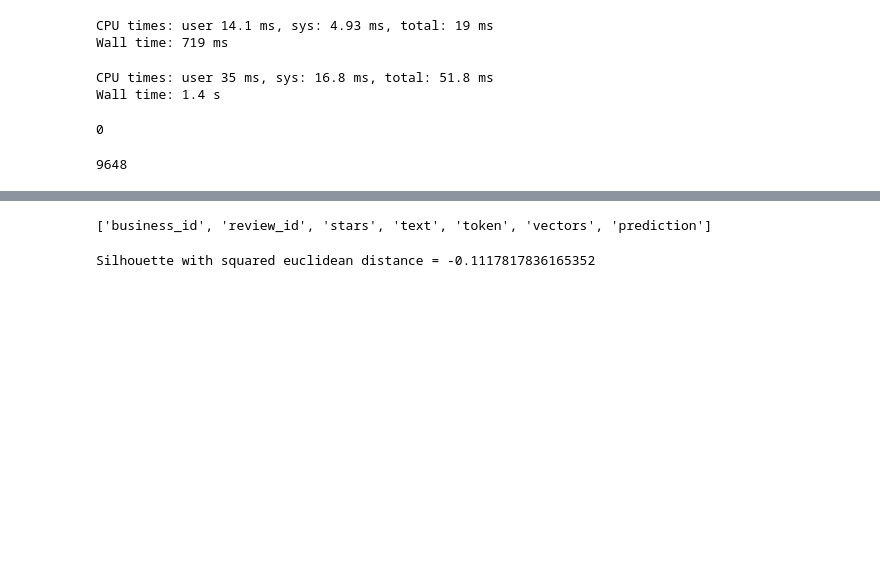
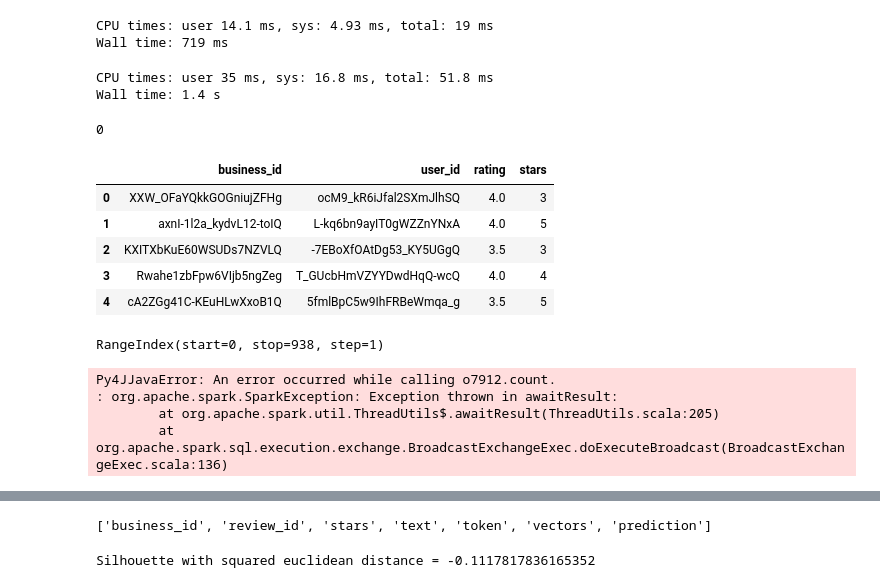
Before and after one commit to Myau5x/anti-recommender, a Jupyter notebook: Nlp_approach_ac.ipynb, the cells around one changed output, grey strips where cells are left out. Cells and saved outputs as stored; diff of their text form; code cells hidden in the pictures; blank space fills up the shorter version.

```diff
--- a/Nlp_approach_ac.ipynb
+++ b/Nlp_approach_ac.ipynb
@@ -166,4 +166,4 @@ pred.columns
  'vectors',
  'prediction']
 # %%
-test = rest_rev.select('business_id','user_id', 'stars').sample(False, 0.0027, seed =91)
+test = rest_rev.select('business_id','user_id','rating', 'stars').sample(False, 0.00027, seed =91)
@@ -227,7 +243,25 @@ def predict_bad(business_id, user_id, mean_rating):
         return 2
     else:
         return mean_rating
-# %%
-test.count()
-# %% [output]
-9648
+# %%
+test1_df = test.toPandas()
+# %%
+test1_df.head()
+# %% [output]
+|  | business_id | user_id | rating | stars |
+| 0 | XXW_OFaYQkkGOGniujZFHg | ocM9_kR6iJfal2SXmJlhSQ | 4.0 | 3 |
+| 1 | axnI-1l2a_kydvL12-toIQ | L-kq6bn9ayIT0gWZZnYNxA | 4.0 | 5 |
+| 2 | KXITXbKuE60WSUDs7NZVLQ | -7EBoXfOAtDg53_KY5UGgQ | 3.5 | 3 |
+| 3 | Rwahe1zbFpw6VIjb5ngZeg | T_GUcbHmVZYYDwdHqQ-wcQ | 4.0 | 4 |
+| 4 | cA2ZGg41C-KEuHLwXxoB1Q | 5fmlBpC5w9IhFRBeWmqa_g | 3.5 | 5 |
+# %%
+test1_df.index
+# %% [output]
+RangeIndex(start=0, stop=938, step=1)
+# %%
+predict_bad(test1_df.loc[3,:])
+# %% [output]
+Py4JJavaError: An error occurred while calling o7912.count.
+: org.apache.spark.SparkException: Exception thrown in awaitResult:
+        at org.apache.spark.util.ThreadUtils$.awaitResult(ThreadUtils.scala:205)
+        at org.apache.spark.sql.execution.exchange.BroadcastExchangeExec.doExecuteBroadcast(BroadcastExchangeExec.scala:136)
```
Also changed, not shown: parts of 16 cells of this notebook.
